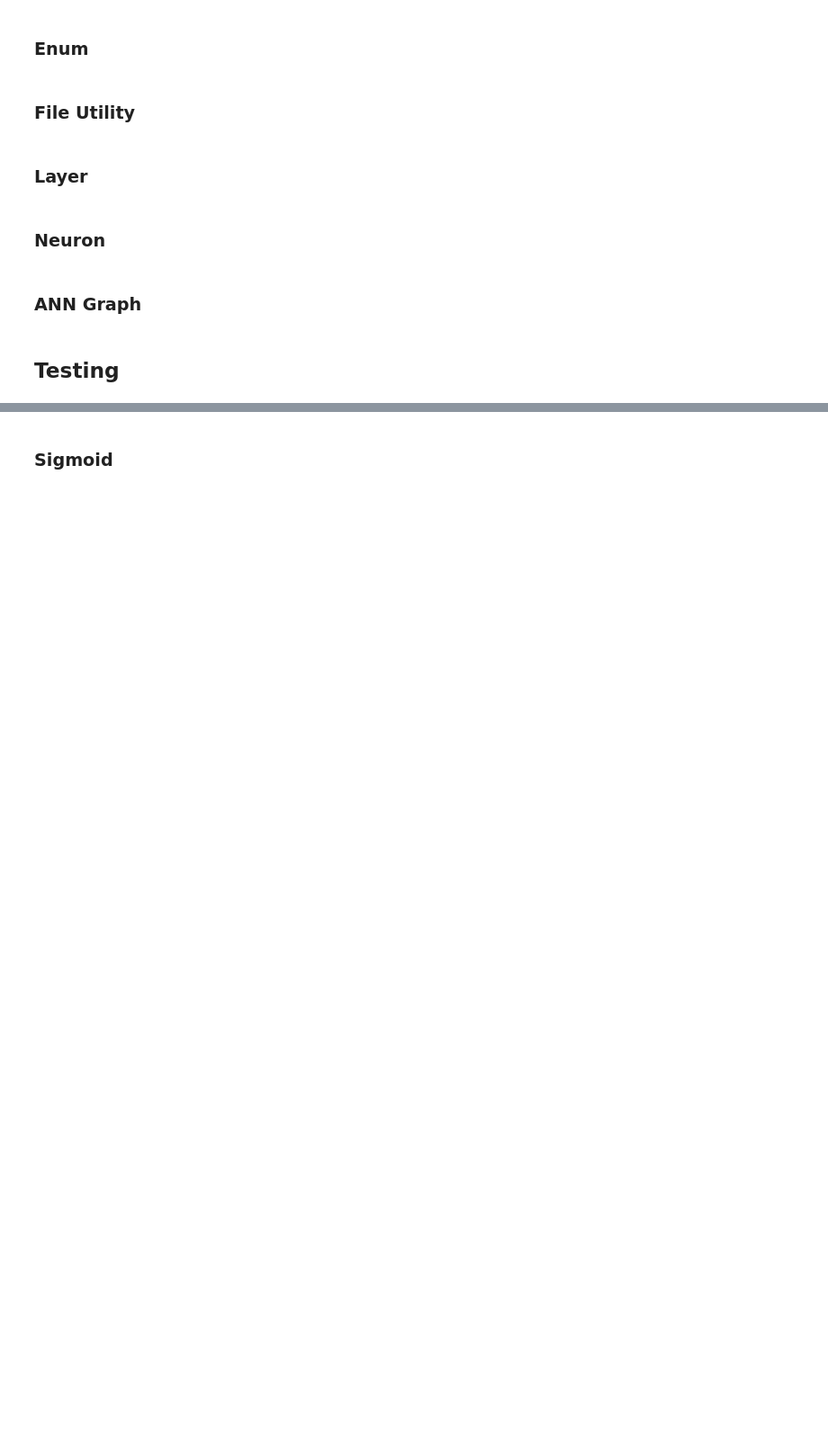
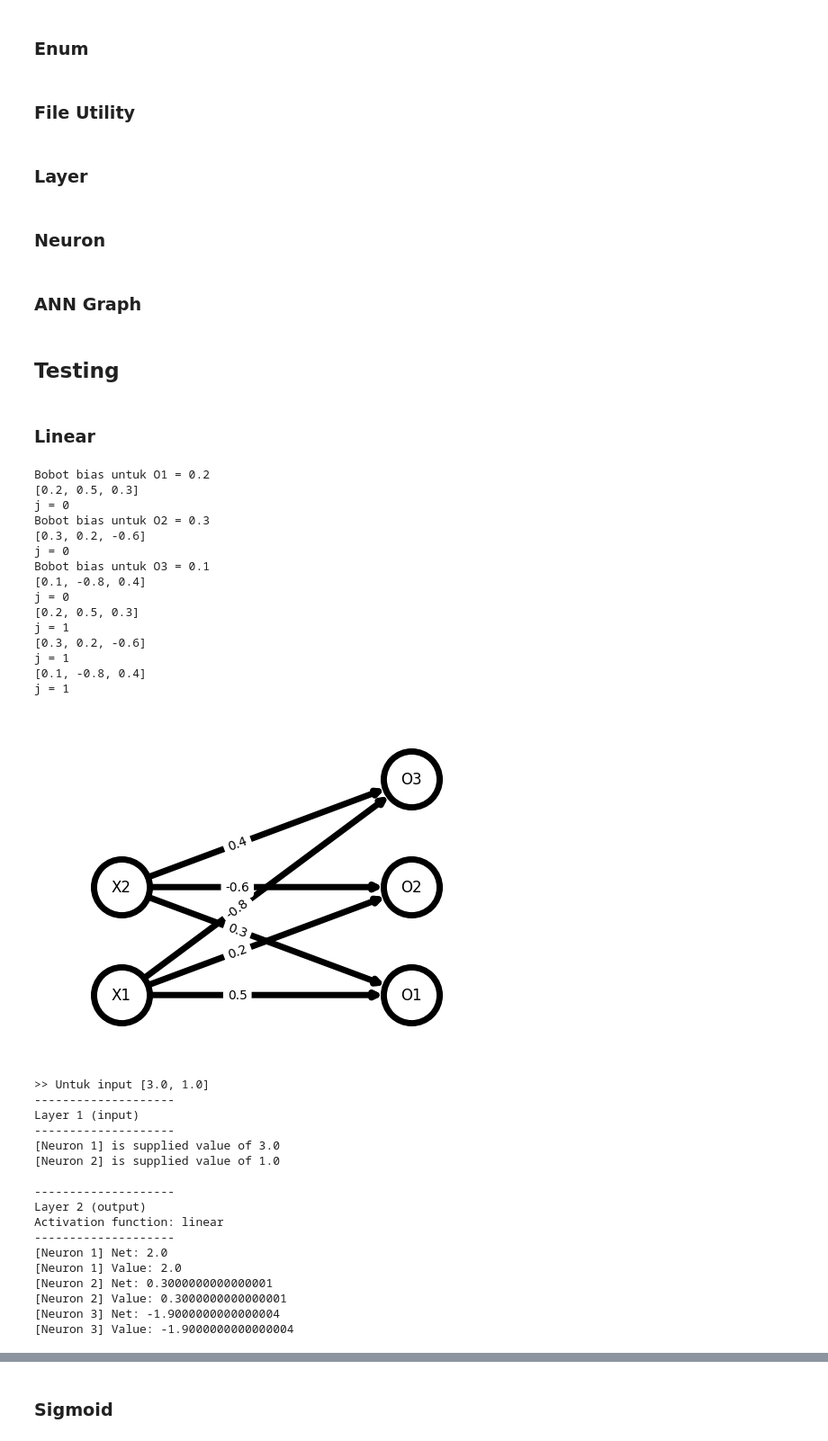
Before and after one commit to gedearyarp/FFNN-Backpropagation, a Jupyter notebook: src/A-forward-propagation/TubesA_13520036.ipynb, the cells around one changed output, grey strips where cells are left out. Shown: that part at 90% size. Cells and saved outputs as stored; diff of their text form; code cells hidden in the pictures; blank space fills up the shorter version.

```diff
--- a/src/A-forward-propagation/TubesA_13520036.ipynb
+++ b/src/A-forward-propagation/TubesA_13520036.ipynb
@@ -277,2 +300,42 @@ class ANNGraph:
 # %% [markdown]
 ## Testing
+# %% [markdown]
+### Linear
+# %%
+graph = ANNGraph("config/linear.json")
+graph.draw_ann_graph()
+graph.solve()
+# %% [output]
+Bobot bias untuk O1 = 0.2
+[0.2, 0.5, 0.3]
+j = 0
+Bobot bias untuk O2 = 0.3
+[0.3, 0.2, -0.6]
+j = 0
+Bobot bias untuk O3 = 0.1
+[0.1, -0.8, 0.4]
+j = 0
+[0.2, 0.5, 0.3]
+j = 1
+[0.3, 0.2, -0.6]
+j = 1
+[0.1, -0.8, 0.4]
+j = 1
+[figure, added]
+>> Untuk input [3.0, 1.0]
+--------------------
+Layer 1 (input)
+--------------------
+[Neuron 1] is supplied value of 3.0
+[Neuron 2] is supplied value of 1.0
+
+--------------------
+Layer 2 (output)
+Activation function: linear
+--------------------
+[Neuron 1] Net: 2.0
+[Neuron 1] Value: 2.0
+[Neuron 2] Net: 0.3000000000000001
+[Neuron 2] Value: 0.3000000000000001
+[Neuron 3] Net: -1.9000000000000004
+[Neuron 3] Value: -1.9000000000000004
```
Also changed, not shown: parts of 14 cells of this notebook, 2 other files.
